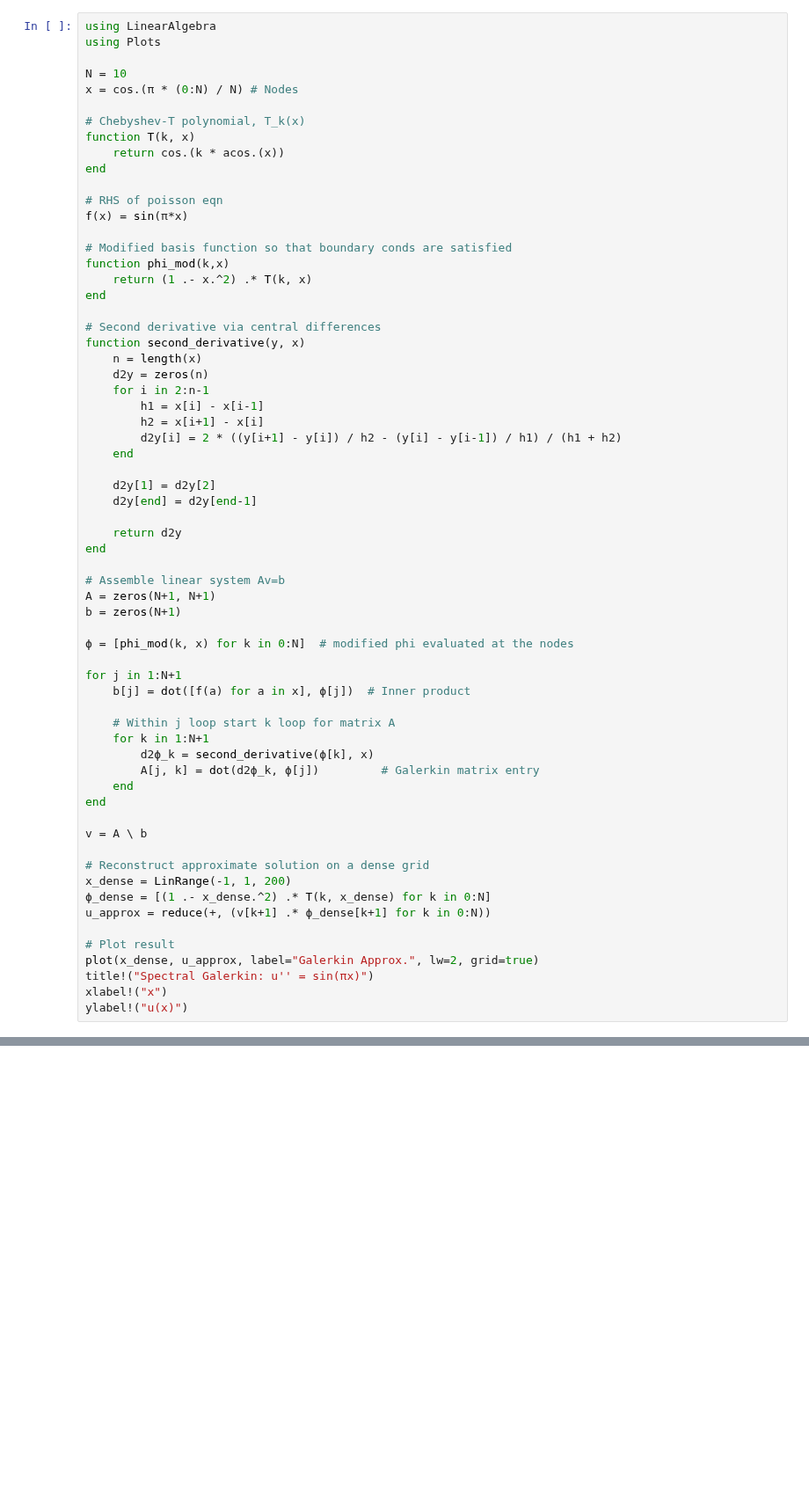
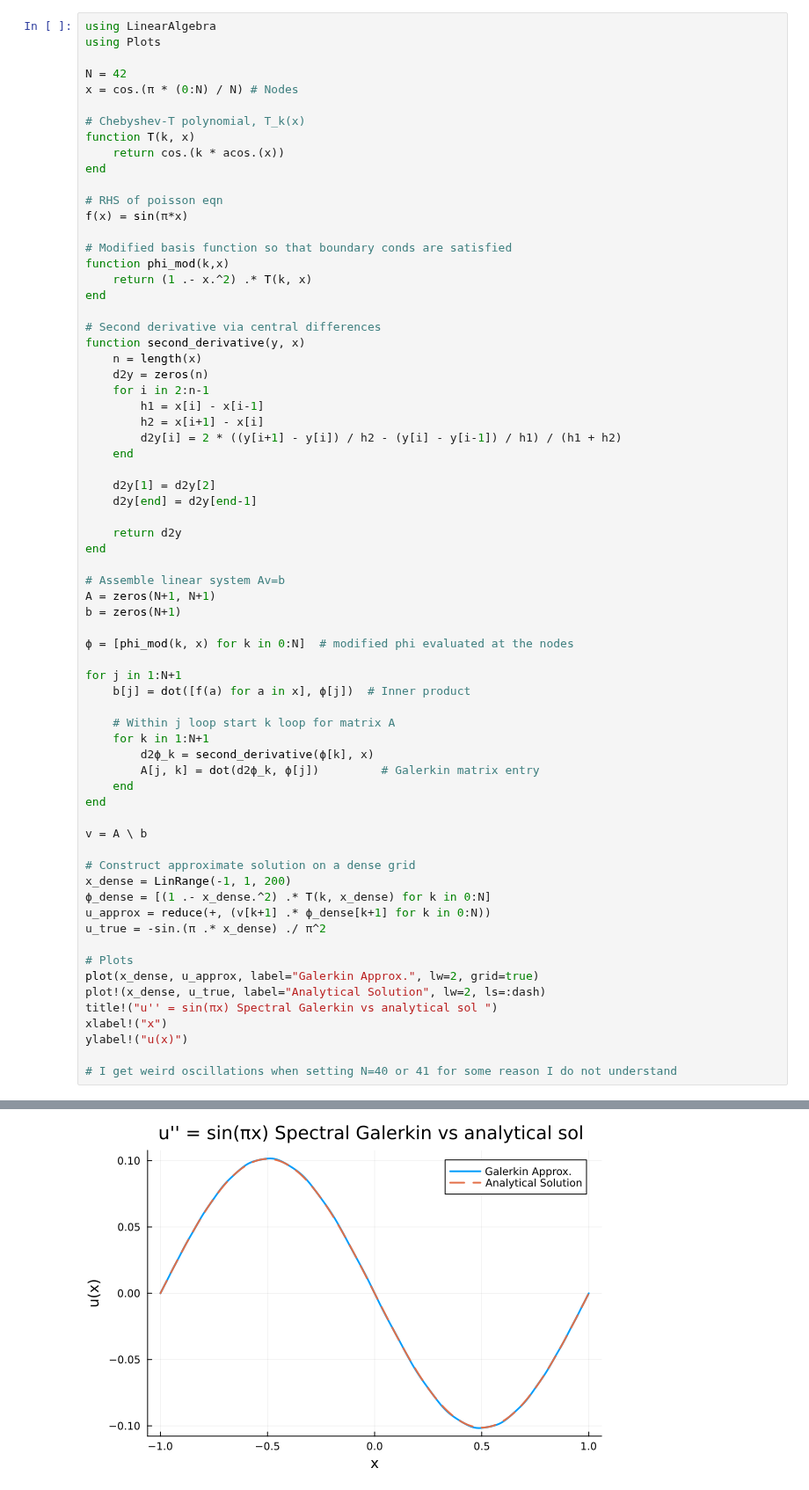
Before and after one commit to cgjunior3-14/M2R-Learning-Greens-Functions, a Jupyter notebook: Spectral-Galerkin.ipynb, the cells around one changed output, grey strips where cells are left out. Shown at 88% size. Saved outputs shown, nothing was run; the diff lists cells and outputs as text; blank space fills up the shorter version.

```diff
--- a/Spectral-Galerkin.ipynb
+++ b/Spectral-Galerkin.ipynb
@@ -2,7 +2,7 @@
 using LinearAlgebra
 using Plots
 
-N = 10
+N = 42
 x = cos.(π * (0:N) / N) # Nodes
 
 # Chebyshev-T polynomial, T_k(x)
@@ -52,14 +52,18 @@ end
 
 v = A \ b
 
-# Reconstruct approximate solution on a dense grid
+# Construct approximate solution on a dense grid
 x_dense = LinRange(-1, 1, 200)
 ϕ_dense = [(1 .- x_dense.^2) .* T(k, x_dense) for k in 0:N]
 u_approx = reduce(+, (v[k+1] .* ϕ_dense[k+1] for k in 0:N))
+u_true = -sin.(π .* x_dense) ./ π^2
 
-# Plot result
+# Plots
 plot(x_dense, u_approx, label="Galerkin Approx.", lw=2, grid=true)
-title!("Spectral Galerkin: u'' = sin(πx)")
+plot!(x_dense, u_true, label="Analytical Solution", lw=2, ls=:dash)
+title!("u'' = sin(πx) Spectral Galerkin vs analytical sol ")
 xlabel!("x")
 ylabel!("u(x)")
+
+# I get weird oscillations when setting N=40 or 41 for some reason I do not understand
 # %% [output]
@@ -67,0 +70 @@ Suggestion: check for spelling errors or missing imports.
+[figure, added]
```
Also changed, not shown: parts of 1 cell of this notebook.
